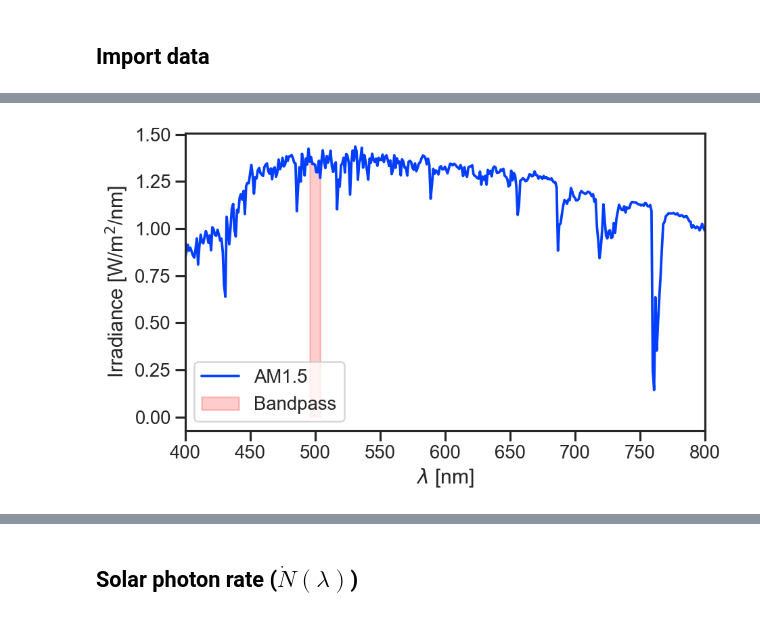
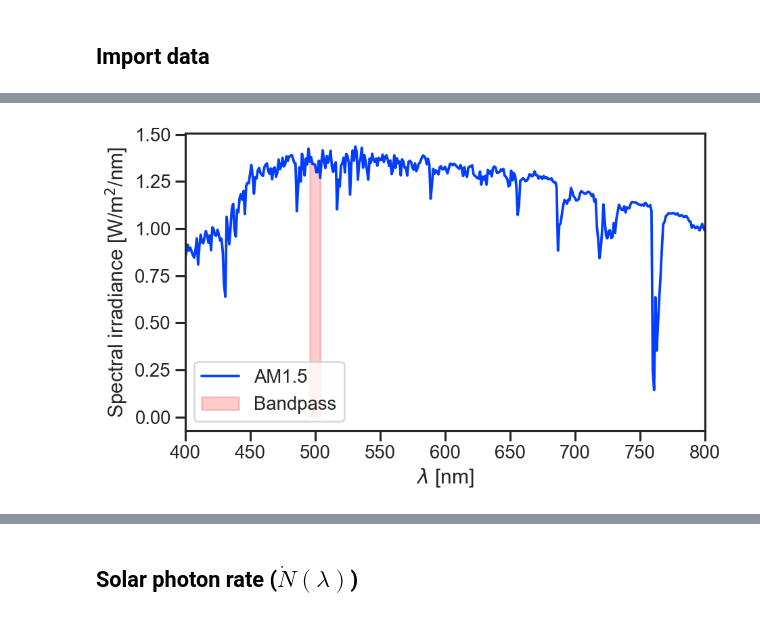
Before and after one commit to markdoscience/firstTest, a Jupyter notebook: Solar_single_photon_source.ipynb, the cells around one changed output, grey strips where cells are left out. Saved outputs shown, nothing was run; the diff lists cells and outputs as text; code cells hidden in the pictures.

```diff
--- a/Solar_single_photon_source.ipynb
+++ b/Solar_single_photon_source.ipynb
@@ -52,7 +58,10 @@ rcParams['figure.dpi'] = 120
 # %% [markdown]
 ## Import data
 # %%
-lambdas, _, _, solar_irradiance = genfromtxt('ASTMG173.csv', delimiter=',', skip_header=2, unpack=True)
+lambdas, _, _, solar_irradiance = genfromtxt(
+    'ASTMG173.csv',
+    delimiter=',', skip_header=2, unpack=True
+)
 # %%
 plot(lambdas, solar_irradiance)
 
@@ -68,29 +77,30 @@ show()
 # %%
-h = 2*pi * 6.626e-34 # [J.s]
+h = 6.626e-34 # [J.s]
 c = 3e8 # [m/s]
 d = 1e-2 # [m]
 
-lambda_0 = 500e-9 # [m]
-delta_lambda = 10e-9 # [m]
+# bandpass filter
+lambda_0 = 500 # [nm] --- centre wavelength
+delta_lambda = 10 # [nm] --- FWHM
 # %%
 # only data within our bandpass
-mask = \
-    (lambdas > 1e9*(lambda_0 - delta_lambda/2)) \
-    & (lambdas < 1e9*(lambda_0 + delta_lambda/2))
+bandpass = \
+    (lambdas > (lambda_0 - delta_lambda/2)) \
+    & (lambdas < (lambda_0 + delta_lambda/2))
 
 plot(lambdas, solar_irradiance, label='AM1.5')
 fill_between(
-    x=lambdas[mask],
-    y1=solar_irradiance[mask],
+    x=lambdas[bandpass],
+    y1=solar_irradiance[bandpass],
     color='r', alpha=0.2, label='Bandpass'
 )
 
 xlim(400,800)
 legend()
 xlabel('$\lambda$ [nm]')
-ylabel('Irradiance [W/m$^2$/nm]')
+ylabel('Spectral irradiance [W/m$^2$/nm]')
 tight_layout()
 show()
 # %% [output]
-[figure, old version]
+[figure, new version]
 # %% [markdown]
```
Also changed, not shown: parts of 15 cells of this notebook, 1 other file.
